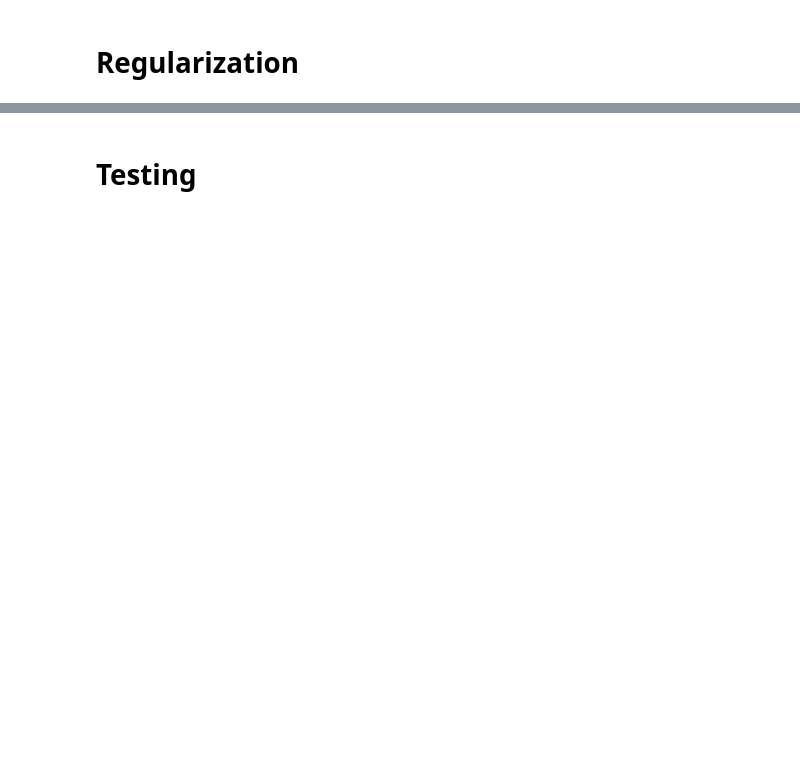
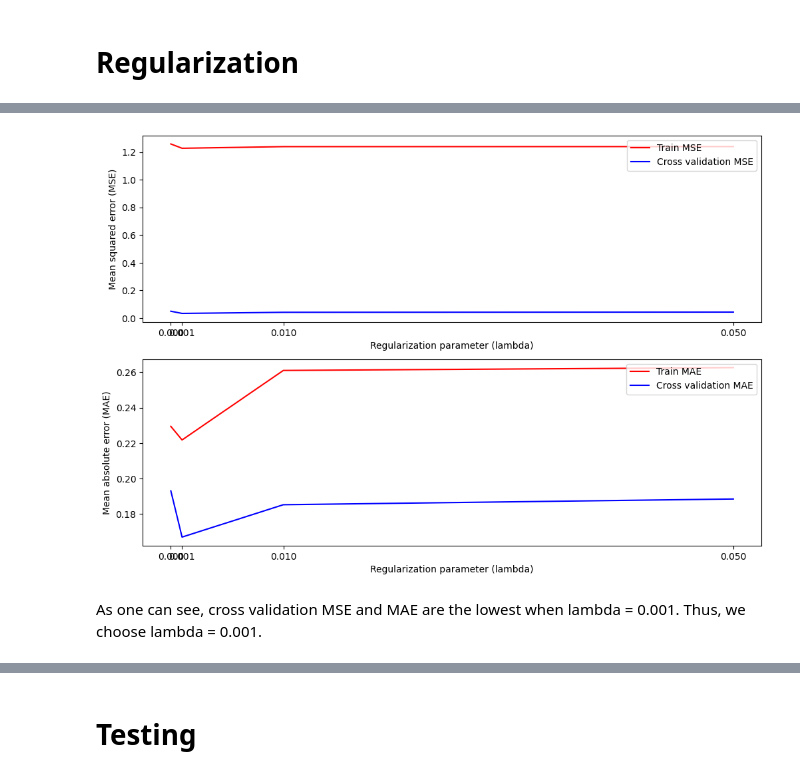
Before and after one commit to B-Akcan/Car-Price-Prediction, a Jupyter notebook: car_price_prediction.ipynb, the cells around one changed output, grey strips where cells are left out. Saved outputs shown, nothing was run; the diff lists cells and outputs as text; code cells hidden in the pictures; blank space fills up the shorter version.

```diff
--- a/car_price_prediction.ipynb
+++ b/car_price_prediction.ipynb
@@ -235,0 +302,19 @@ plt.show()
+# %%
+figs, axs = plt.subplots(2,1, figsize=(12,8))
+axs[0].plot(lambdas[:4], train_mse[:4], color="red", label="Train MSE")
+axs[0].plot(lambdas[:4], cv_mse[:4], color="blue", label="Cross validation MSE")
+axs[0].set_xticks(lambdas[:4])
+axs[0].legend(loc="upper right")
+axs[0].set_xlabel("Regularization parameter (lambda)")
+axs[0].set_ylabel("Mean squared error (MSE)")
+axs[1].plot(lambdas[:4], train_mae[:4], color="red", label="Train MAE")
+axs[1].plot(lambdas[:4], cv_mae[:4], color="blue", label="Cross validation MAE")
+axs[1].set_xticks(lambdas[:4])
+axs[1].legend(loc="upper right")
+axs[1].set_xlabel("Regularization parameter (lambda)")
+axs[1].set_ylabel("Mean absolute error (MAE)")
+plt.show()
+# %% [output]
+[figure, added]
+# %% [markdown]
+As one can see, cross validation MSE and MAE are the lowest when lambda = 0.001. Thus, we choose lambda = 0.001.
```
Also changed, not shown: parts of 34 cells of this notebook.
